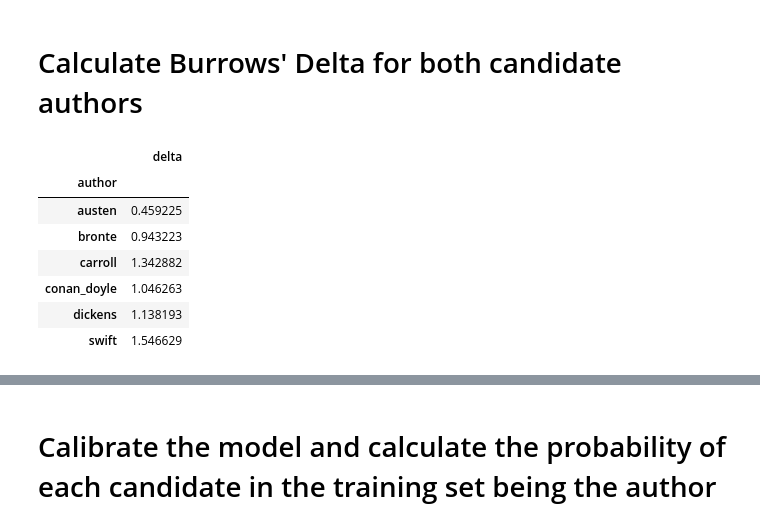
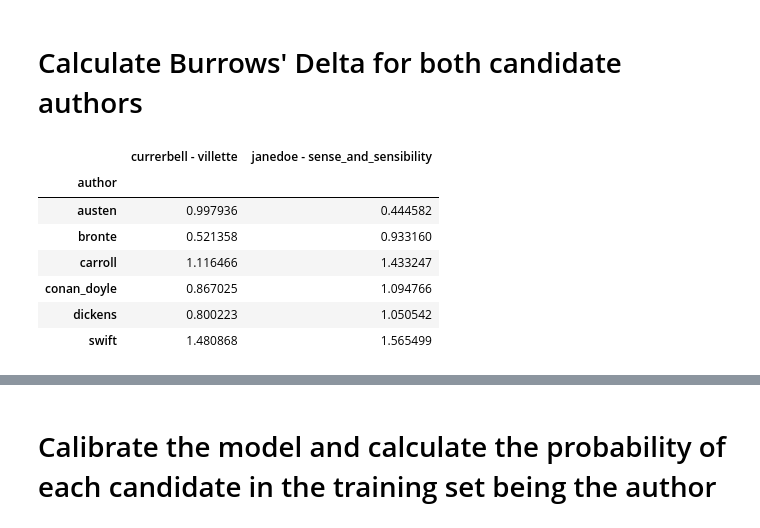
Before and after one commit to fastdatascience/faststylometry, a Jupyter notebook: Burrows Delta Walkthrough.ipynb, the cells around one changed output, grey strips where cells are left out. Cells and saved outputs as stored; diff of their text form; code cells hidden in the pictures.

```diff
--- a/Burrows Delta Walkthrough.ipynb
+++ b/Burrows Delta Walkthrough.ipynb
@@ -27,8 +26,10 @@ train_corpus.tokenise(tokenise_remove_pronouns_en)
 # %% [markdown]
 # Load two books by "unknown" authors to test the algorithm
 # %%
-# Load Sense and Sensibility, written by Jane Austen
+# Load Sense and Sensibility, written by Jane Austen (marked as "janedoe")
+# and Villette, written by Charlotte Bronte (marked as "currerbell", Bronte's real pseudonym)
 
-test_corpus_sense_and_sensibility = load_corpus_from_folder("faststylometry/data/test", pattern="sense")
+test_corpus = load_corpus_from_folder("faststylometry/data/test", pattern=None)
+# You can set pattern to a string value to just load a subset of the corpus.
 
-test_corpus_sense_and_sensibility.tokenise(tokenise_remove_pronouns_en)
+test_corpus.tokenise(tokenise_remove_pronouns_en)
@@ -41,13 +36,13 @@ test_corpus_villette.tokenise(tokenise_remove_pronouns_en)
 # %% [markdown]
 # Calculate Burrows' Delta for both candidate authors
 # %%
-calculate_burrows_delta(train_corpus, test_corpus_sense_and_sensibility)
+calculate_burrows_delta(train_corpus, test_corpus, vocab_size = 50)
 # %% [output]
-|  | delta |
-| author |  |
-| austen | 0.459225 |
-| bronte | 0.943223 |
-| carroll | 1.342882 |
-| conan_doyle | 1.046263 |
-| dickens | 1.138193 |
-| swift | 1.546629 |
+|  | currerbell - villette | janedoe - sense_and_sensibility |
+| author |  |  |
+| austen | 0.997936 | 0.444582 |
+| bronte | 0.521358 | 0.933160 |
+| carroll | 1.116466 | 1.433247 |
+| conan_doyle | 0.867025 | 1.094766 |
+| dickens | 0.800223 | 1.050542 |
+| swift | 1.480868 | 1.565499 |
```
Also changed, not shown: parts of 18 cells of this notebook, 4 other files.
